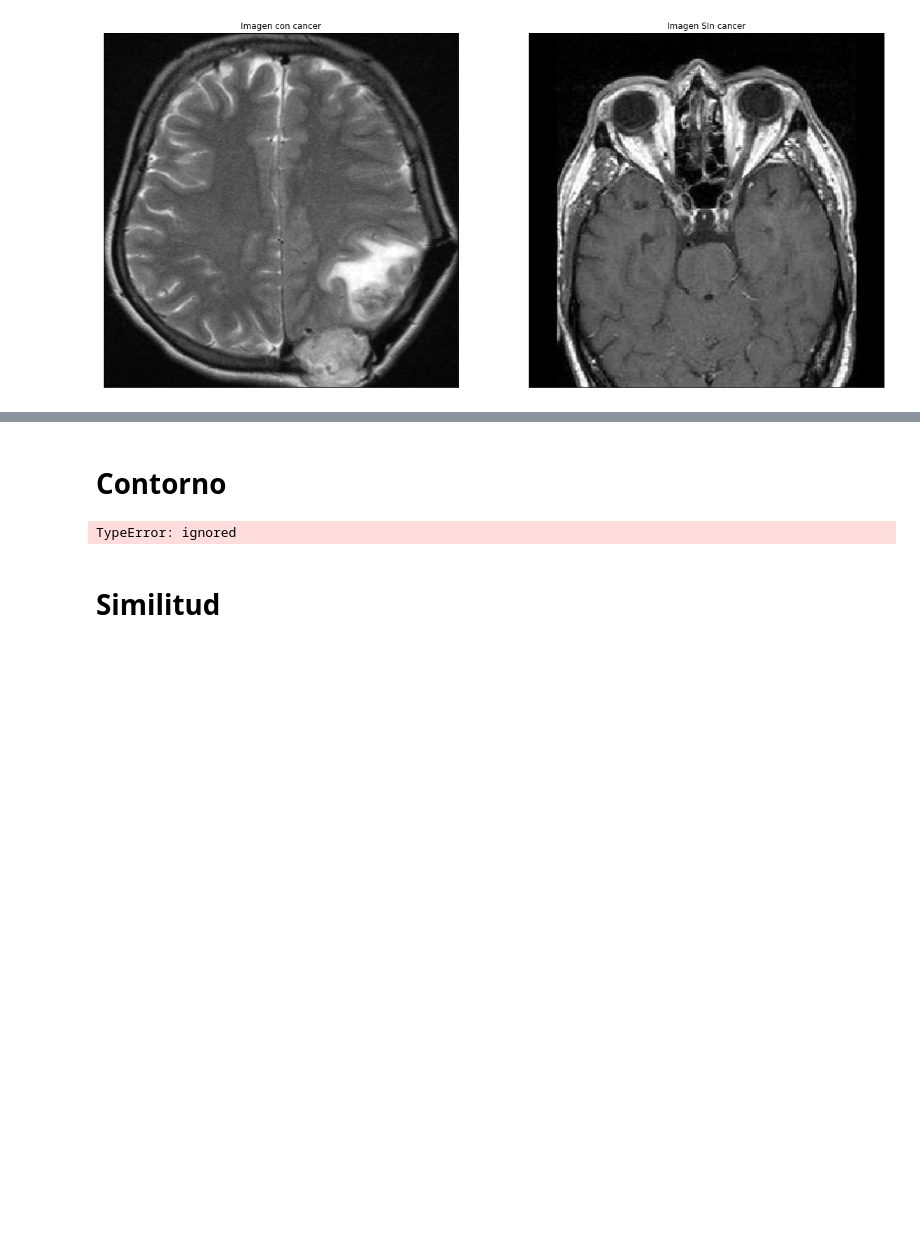
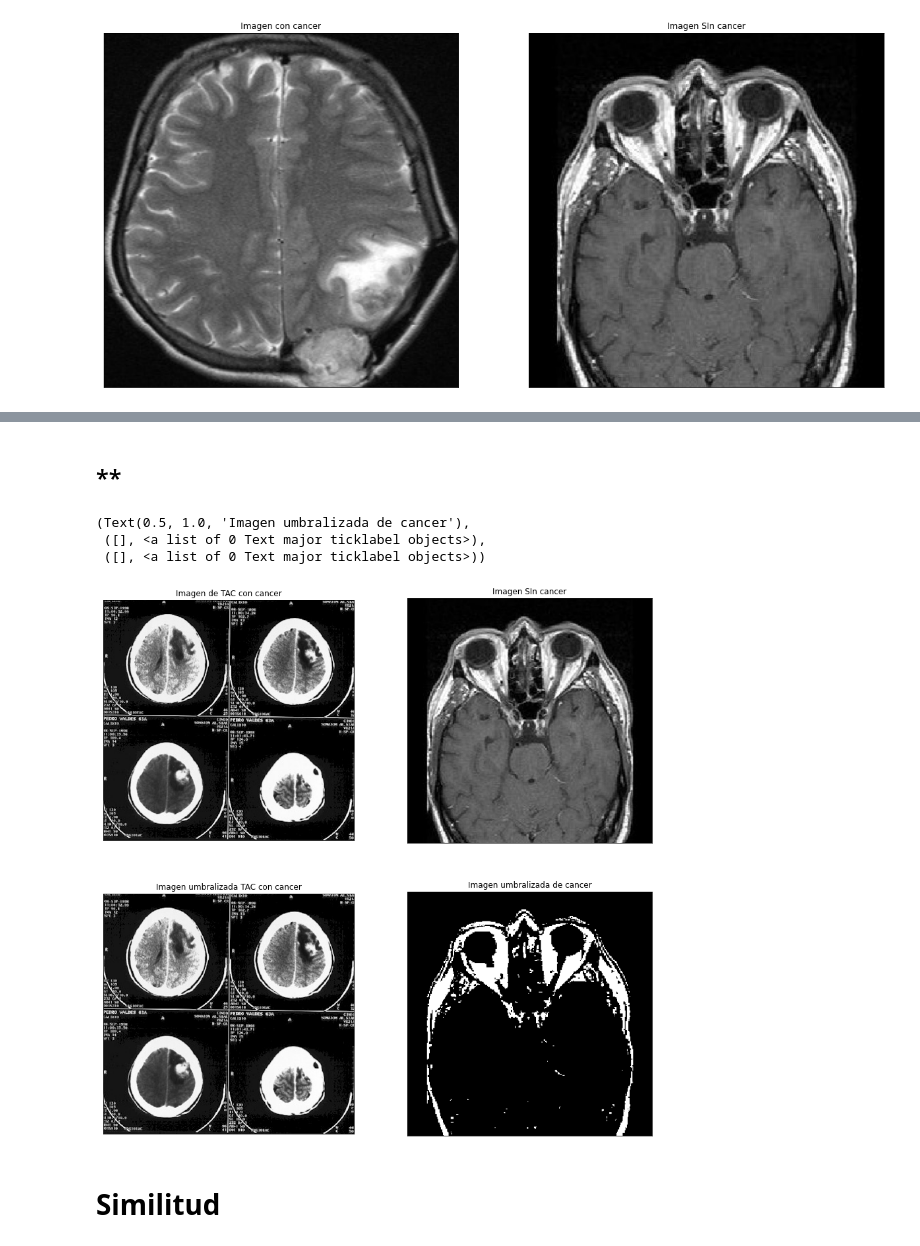
Before and after one commit to CamSP/tenicas-ia-opencv, a Jupyter notebook: Tecnicas de IA/Taller 4/Taller4.ipynb, the cells around one changed output, grey strips where cells are left out. Cells and saved outputs as stored; diff of their text form; code cells hidden in the pictures; blank space fills up the shorter version.

```diff
--- a/Tecnicas de IA/Taller 4/Taller4.ipynb
+++ b/Tecnicas de IA/Taller 4/Taller4.ipynb
@@ -74,9 +78,28 @@ plt.title('Imagen + Contornos sin cancer'),plt.xticks([]),plt.yticks([])
+# %% [markdown]
+## **
 # %%
 #Carga de archivos
-cancer = cv2.imread("/content/drive/MyDrive/Colab Notebooks/TIA/Taller_3/fig/Cancer (4).tif", 0) #Se montan las imagenes desde el drive
+cancer = cv2.imread("/content/drive/MyDrive/Colab Notebooks/TIA/Taller_3/fig/meningiom2.jpg") #Se montan las imagenes desde el drive images.png meningiom2.jpg Cancer (4).tif crucigrama.jpg
 not_cancer = cv2.imread("/content/drive/MyDrive/Colab Notebooks/TIA/Taller_3/fig/Not Cancer  (1).jpg", 0) #Se montan las imagenes desde el drive
 
 #Umbralización
-th, binary_c = cv2.threshold(cancer, 127, 255, cv2.THRESH_BINARY)
+th, binary_c = cv2.threshold(cancer, 120, 255, cv2.THRESH_BINARY)
+binary_c = cv2.cvtColor(cancer, cv2.COLOR_BGR2GRAY)
 th, binary_nc = cv2.threshold(not_cancer, 127, 255, cv2.THRESH_BINARY)
+
+#Visualización
+plt.figure(1, figsize=(15,15))
+plt.subplot(221), plt.imshow(cancer,cmap='gray')
+plt.title('Imagen de TAC con cancer'),plt.xticks([]),plt.yticks([])
+plt.subplot(222), plt.imshow(not_cancer,cmap='gray')
+plt.title('Imagen SIn cancer'),plt.xticks([]),plt.yticks([])
+plt.subplot(223), plt.imshow(binary_c,cmap='gray')
+plt.title('Imagen umbralizada TAC con cancer'),plt.xticks([]),plt.yticks([])
+plt.subplot(224), plt.imshow(binary_nc,cmap='gray')
+plt.title('Imagen umbralizada de cancer'),plt.xticks([]),plt.yticks([])
+# %% [output]
+(Text(0.5, 1.0, 'Imagen umbralizada de cancer'),
+ ([], <a list of 0 Text major ticklabel objects>),
+ ([], <a list of 0 Text major ticklabel objects>))
+[figure, added]
 # %%
@@ -112,8 +131,2 @@ for rho,theta in lines[0]:
-# %% [markdown]
-# **Contorno**
-# %%
- cv2.findContours (cancer_um)
-# %% [output]
-TypeError: ignored
 # %% [markdown]
 # **Similitud**
```
Also changed, not shown: parts of 6 cells of this notebook.
